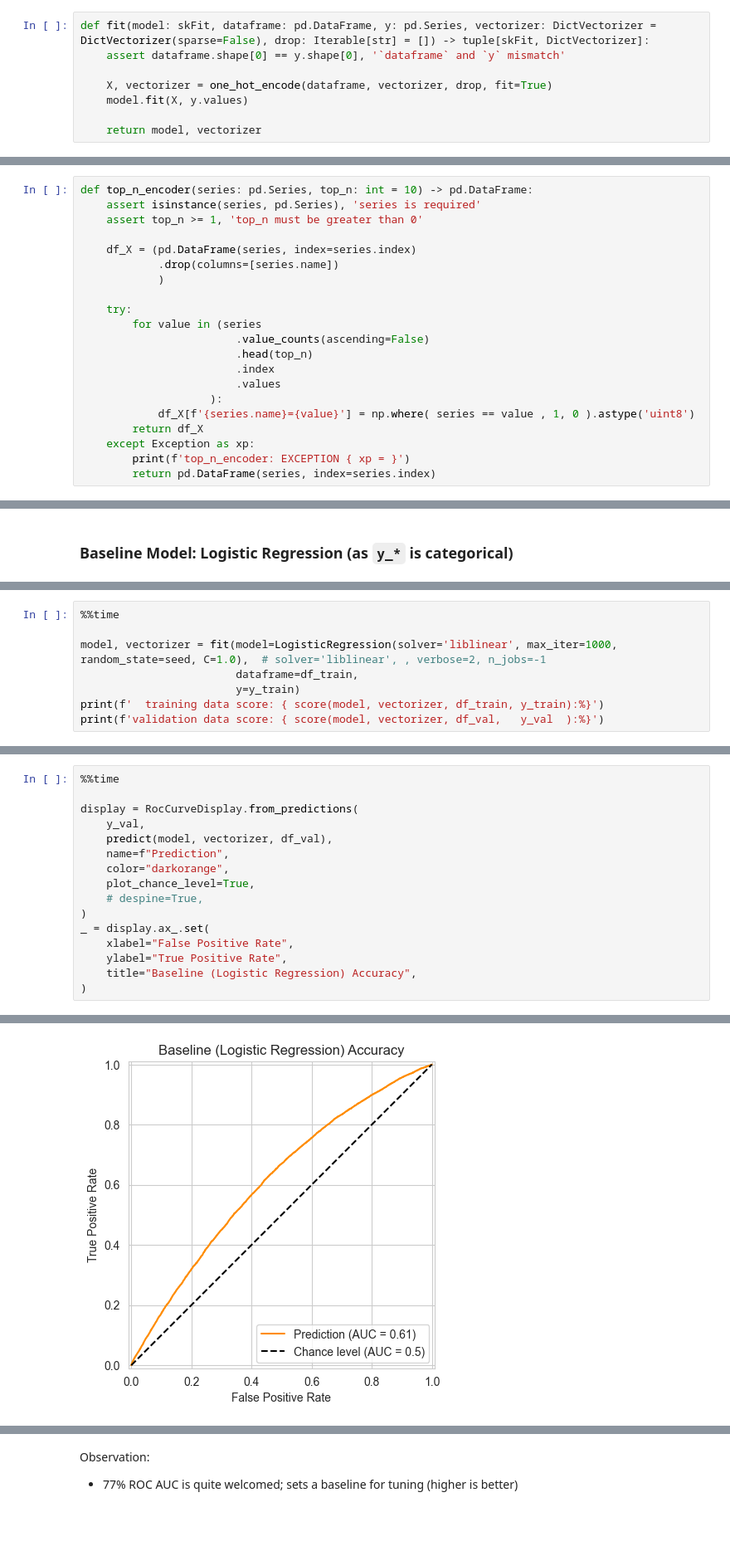
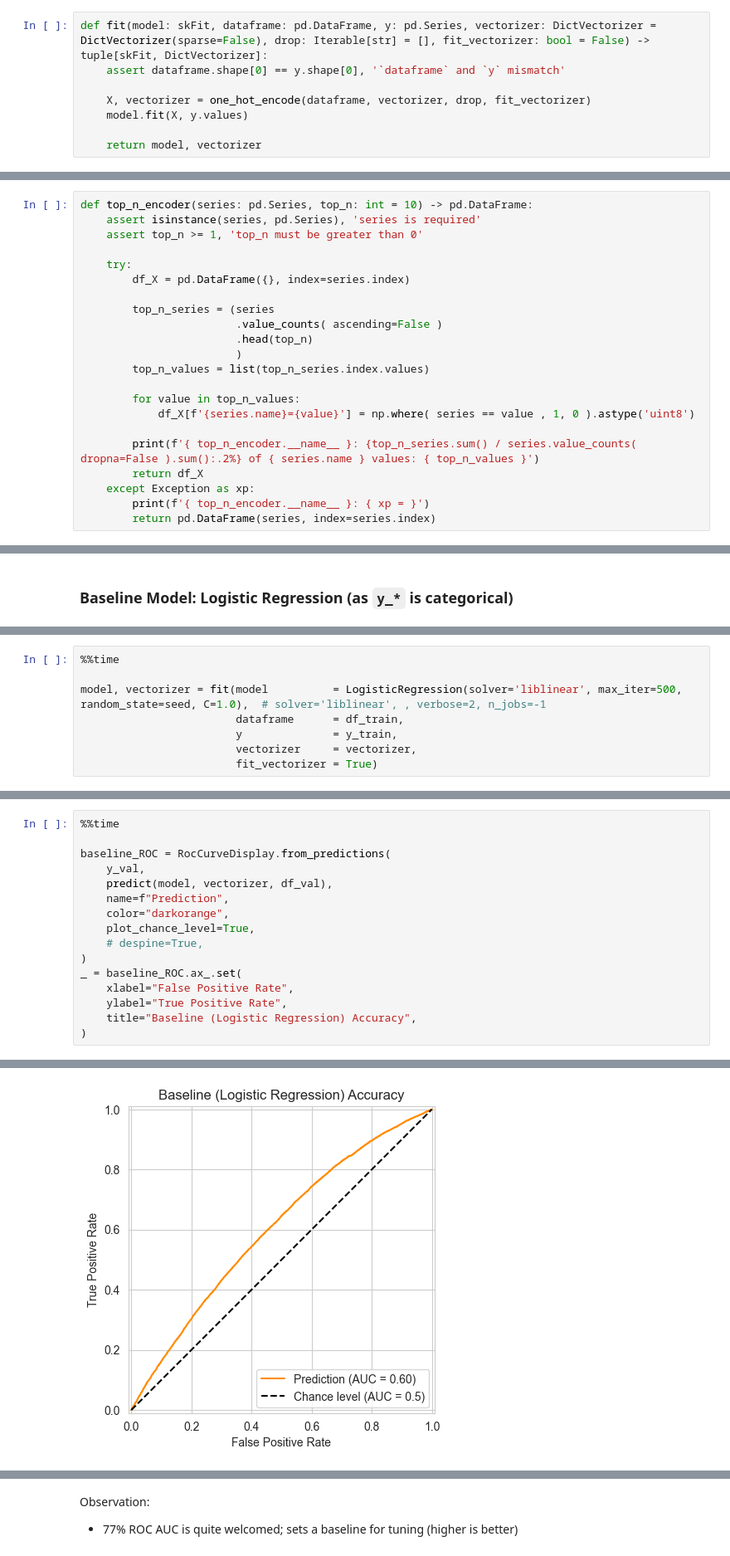
Before and after one commit to julrichkieffer/portfolio-data-science, a Jupyter notebook: 04 vehicle loan default/notebook.ipynb, the cells around one changed output, grey strips where cells are left out. Shown at 83% size. Drawn from its saved outputs; the diff is of its cells as text; blank space fills up the shorter version.

```diff
--- a/04 vehicle loan default/notebook.ipynb
+++ b/04 vehicle loan default/notebook.ipynb
@@ -235,9 +209,9 @@ def one_hot_encode(dataframe: pd.DataFrame, vectorizer: DictVectorizer = DictVec
     return X, vectorizer
 # %%
-def fit(model: skFit, dataframe: pd.DataFrame, y: pd.Series, vectorizer: DictVectorizer = DictVectorizer(sparse=False), drop: Iterable[str] = []) -> tuple[skFit, DictVectorizer]:
+def fit(model: skFit, dataframe: pd.DataFrame, y: pd.Series, vectorizer: DictVectorizer = DictVectorizer(sparse=False), drop: Iterable[str] = [], fit_vectorizer: bool = False) -> tuple[skFit, DictVectorizer]:
     assert dataframe.shape[0] == y.shape[0], '`dataframe` and `y` mismatch'
 
-    X, vectorizer = one_hot_encode(dataframe, vectorizer, drop, fit=True)
+    X, vectorizer = one_hot_encode(dataframe, vectorizer, drop, fit_vectorizer)
     model.fit(X, y.values)
 
     return model, vectorizer
@@ -632,21 +608,22 @@ def top_n_encoder(series: pd.Series, top_n: int = 10) -> pd.DataFrame:
     assert isinstance(series, pd.Series), 'series is required'
     assert top_n >= 1, 'top_n must be greater than 0'
 
-    df_X = (pd.DataFrame(series, index=series.index)
-            .drop(columns=[series.name])
-            )
+    try:
+        df_X = pd.DataFrame({}, index=series.index)
 
-    try:
-        for value in (series
-                        .value_counts(ascending=False)
+        top_n_series = (series
+                        .value_counts( ascending=False )
                         .head(top_n)
-                        .index
-                        .values
-                    ):
+                        )
+        top_n_values = list(top_n_series.index.values)
+
+        for value in top_n_values:
             df_X[f'{series.name}={value}'] = np.where( series == value , 1, 0 ).astype('uint8')
+
+        print(f'{ top_n_encoder.__name__ }: {top_n_series.sum() / series.value_counts( dropna=False ).sum():.2%} of { series.name } values: { top_n_values }')
         return df_X
     except Exception as xp:
-        print(f'top_n_encoder: EXCEPTION { xp = }')
+        print(f'{ top_n_encoder.__name__ }: { xp = }')
         return pd.DataFrame(series, index=series.index)
 # %% [markdown]
 #### Load raw .arff data into a DataFrame
@@ -1666,9 +1620,9 @@ assert len(y_val) == df_val.shape[0] and len(y_test) == df_test.shape[0] and len
 # %%
 %%time
 
-model, vectorizer = fit(model=LogisticRegression(solver='liblinear', max_iter=1000, random_state=seed, C=1.0),  # solver='liblinear', , verbose=2, n_jobs=-1
-                        dataframe=df_train,
-                        y=y_train)
-print(f'  training data score: { score(model, vectorizer, df_train, y_train):%}')
-print(f'validation data score: { score(model, vectorizer, df_val,   y_val  ):%}')
+model, vectorizer = fit(model          = LogisticRegression(solver='liblinear', max_iter=500, random_state=seed, C=1.0),  # solver='liblinear', , verbose=2, n_jobs=-1
+                        dataframe      = df_train,
+                        y              = y_train,
+                        vectorizer     = vectorizer,
+                        fit_vectorizer = True)
 # %% [output]
@@ -1679,7 +1638,7 @@ Wall time: 34.7 s
 # %%
 %%time
 
-display = RocCurveDisplay.from_predictions(
+baseline_ROC = RocCurveDisplay.from_predictions(
     y_val,
     predict(model, vectorizer, df_val),
     name=f"Prediction",
@@ -1687,7 +1646,7 @@ display = RocCurveDisplay.from_predictions(
     plot_chance_level=True,
     # despine=True,
 )
-_ = display.ax_.set(
+_ = baseline_ROC.ax_.set(
     xlabel="False Positive Rate",
     ylabel="True Positive Rate",
     title="Baseline (Logistic Regression) Accuracy",
@@ -1698,2 +1657,2 @@ Wall time: 2.81 s
 [interactive output not drawn]
-[figure, old version]
+[figure, new version]
```
Also changed, not shown: parts of 39 cells of this notebook.
